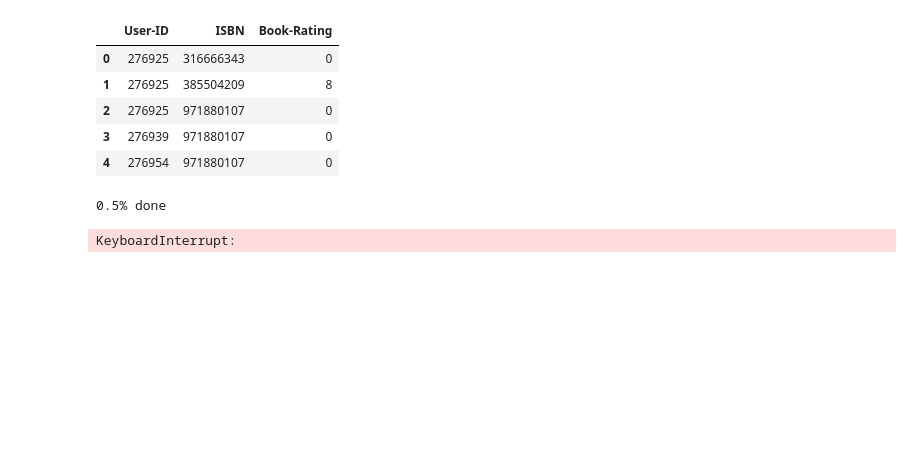
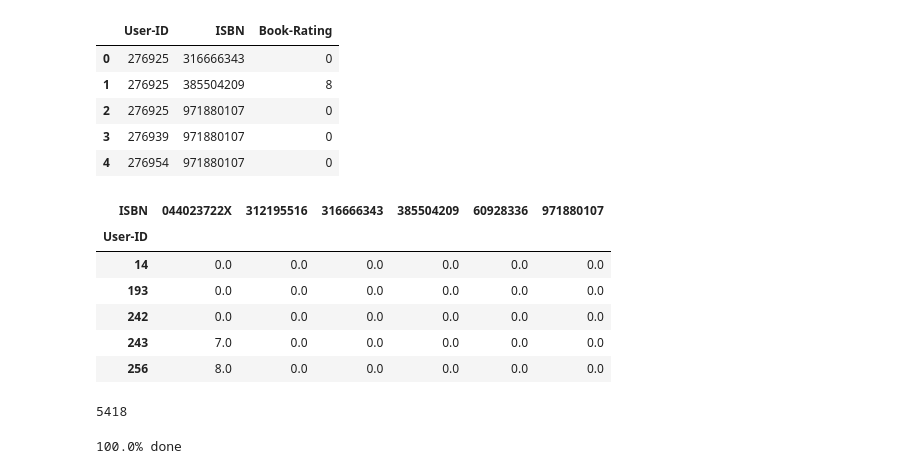
Before and after one commit to ZachMajernik/DataScience2, a Jupyter notebook: Launch&ExitTickets/ExitTicket_3-28.ipynb, the cells around one changed output. Saved outputs shown, nothing was run; the diff lists cells and outputs as text; code cells hidden in the pictures; blank space fills up the shorter version.

```diff
--- a/Launch&ExitTickets/ExitTicket_3-28.ipynb
+++ b/Launch&ExitTickets/ExitTicket_3-28.ipynb
@@ -60,9 +76,23 @@ filteredRatings.head()
 filteredRatings = filteredRatings.drop_duplicates()
 filteredRatings = filteredRatings.pivot_table(index='User-ID', columns='ISBN', values='Book-Rating', aggfunc='mean')
 filteredRatings.fillna(0, inplace=True)
+# %%
+filteredRatings.head()
+# %% [output]
+| ISBN | 044023722X | 312195516 | 316666343 | 385504209 | 60928336 | 971880107 |
+| User-ID |  |  |  |  |  |  |
+| 14 | 0.0 | 0.0 | 0.0 | 0.0 | 0.0 | 0.0 |
+| 193 | 0.0 | 0.0 | 0.0 | 0.0 | 0.0 | 0.0 |
+| 242 | 0.0 | 0.0 | 0.0 | 0.0 | 0.0 | 0.0 |
+| 243 | 7.0 | 0.0 | 0.0 | 0.0 | 0.0 | 0.0 |
+| 256 | 8.0 | 0.0 | 0.0 | 0.0 | 0.0 | 0.0 |
+# %%
+len(filteredRatings)
+# %% [output]
+5418
 # %%
 scores = {}
-clusters = len(filteredRatings)
+clusters = 250
 for i in range(2, clusters):
     agg = AgglomerativeClustering(n_clusters=i, affinity='euclidean', linkage='ward')
     agg = agg.fit(filteredRatings)
@@ -73,8 +103,7 @@ for i in range(2, clusters):
     time.sleep(0.001)
     print(str(percentDone) + "% done")
 # %% [output]
-0.5% done
+100.0% done
-KeyboardInterrupt:
 # %%
 sns.scatterplot(x=scores.keys(), y=scores.values())
 bestClusters = max(scores, key=scores.get)
```
Also changed, not shown: parts of 18 cells of this notebook.
